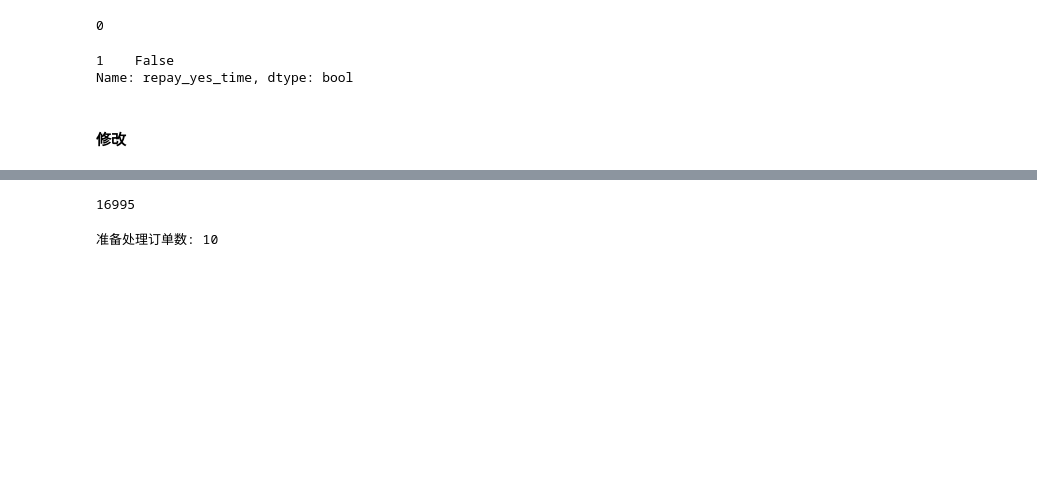
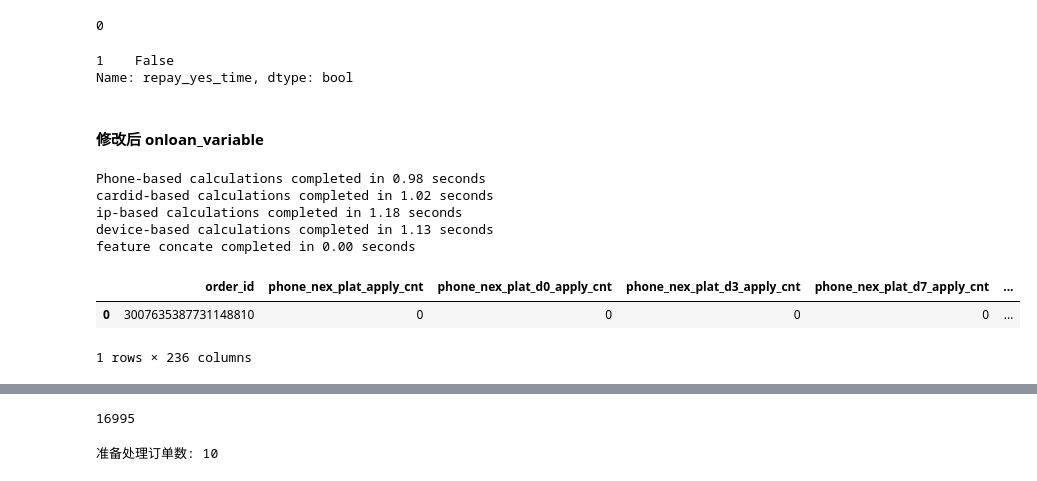
Before and after one commit to LiuRuige/featureing_engineering, a Jupyter notebook: BD共债字段.ipynb, the cells around one changed output, grey strips where cells are left out. Drawn from its saved outputs; the diff is of its cells as text; code cells hidden in the pictures; blank space fills up the shorter version.

```diff
--- a/BD共债字段.ipynb
+++ b/BD共债字段.ipynb
@@ -27,6 +27,12 @@ data.head()
 | 2 | 5388266 | 01836936990_80001 | 80001 | 10 | aminur islam noyon | 0 | 1836936990 | 19870000092153332 | b860affe-2a54-47a8-9962-da0d7905078f | ... |
 | 3 | 5388267 | 01709104940_80001 | 80001 | 11 | mohammed jabad | 0 | 1709104940 | 15928245884242340 | b673085d-72b9-4e2f-b9af-d27d8303ec86 | ... |
 | 4 | 5388272 | 01709104940_80001 | 80001 | 3 | mohammed jabad | 2 | 1709104940 | 15928245884242340 | d003a708-5c7f-480b-bcdb-f672707cf4af | ... |
+# %%
+# 1138220757768474624
+conn = create_engine('postgresql://BASIC$readonly:ZSJ7P2sxJop2L4@8.210.75.205:13343/ph_ods')
+sql = '''select * from dwd_order where order_id = 'order_id = '1138220757768474624';'''
+data= pd.read_sql_query(sql,conn)
+data
 # %%
 # data = pd.read_csv('/Users/liuruige/Downloads/bd_dwd_order.csv')
 # data.head(2)
@@ -687,2 +99,2 @@ def onloan_variable(order_id):
 # %% [markdown]
-#### 修改
+#### 修改后 onloan_variable
@@ -1284 +714,12 @@ def onloan_variable(order_id):
+# %%
+onloan_variable('3007635387731148810')
+# %% [output]
+Phone-based calculations completed in 0.98 seconds
+cardid-based calculations completed in 1.02 seconds
+ip-based calculations completed in 1.18 seconds
+device-based calculations completed in 1.13 seconds
+feature concate completed in 0.00 seconds
+|  | order_id | phone_nex_plat_apply_cnt | phone_nex_plat_d0_apply_cnt | phone_nex_plat_d3_apply_cnt | phone_nex_plat_d7_apply_cnt | ... |
+| 0 | 3007635387731148810 | 0 | 0 | 0 | 0 | ... |
+1 rows × 236 columns
 # %%
```
Also changed, not shown: parts of 8 cells of this notebook, 4 other files.
